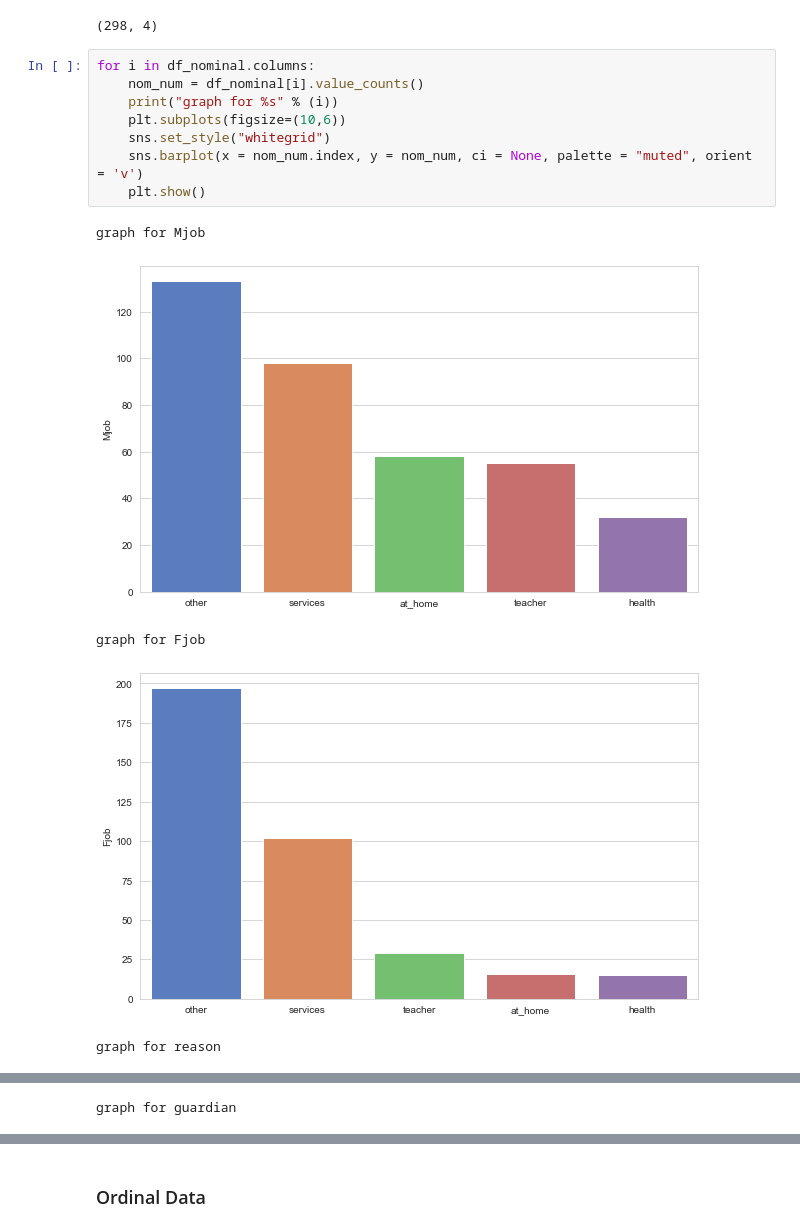
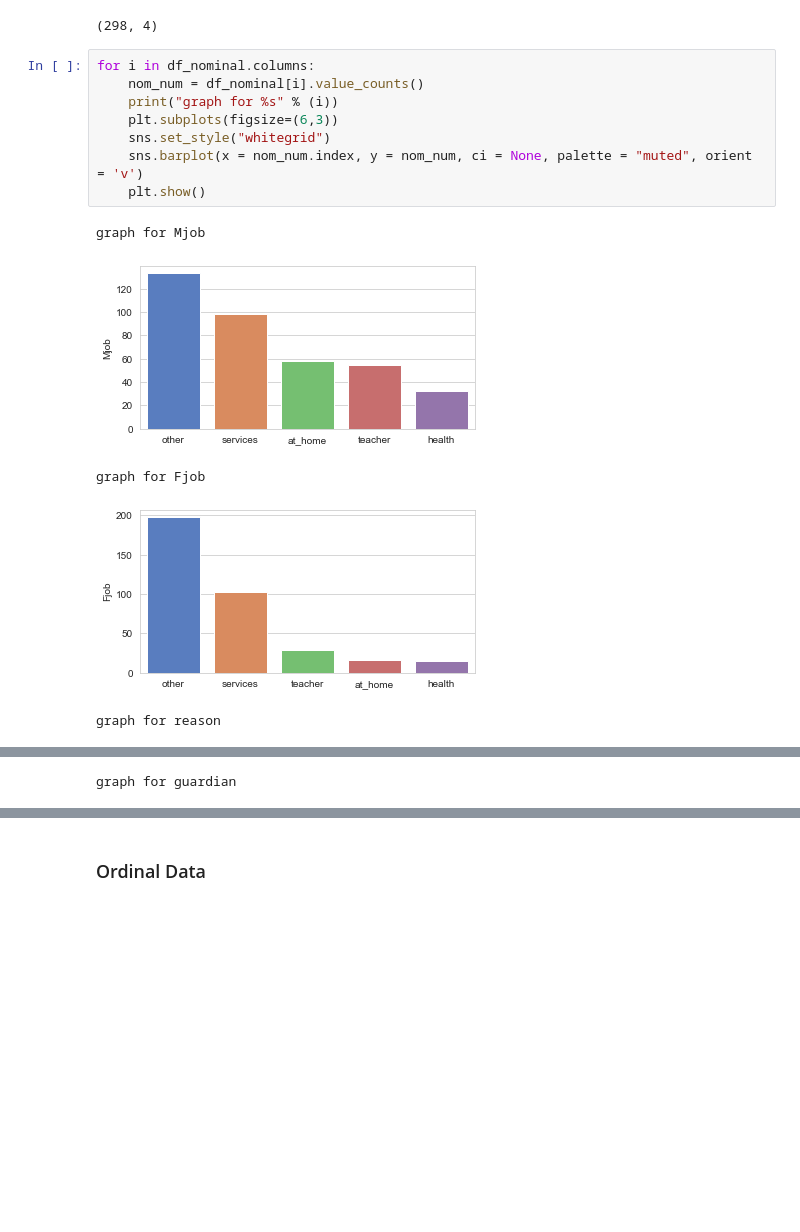
Before and after one commit to artkel/module_2, a Jupyter notebook: EDA_UNICEF.ipynb, the cells around one changed output, grey strips where cells are left out. Saved outputs shown, nothing was run; the diff lists cells and outputs as text; blank space fills up the shorter version.

```diff
--- a/EDA_UNICEF.ipynb
+++ b/EDA_UNICEF.ipynb
@@ -194,14 +263,14 @@ df_nominal_noNaN.shape
 # %%
 for i in df_nominal.columns:
     nom_num = df_nominal[i].value_counts()
     print("graph for %s" % (i))
-    plt.subplots(figsize=(10,6))
+    plt.subplots(figsize=(6,3))
     sns.set_style("whitegrid")
     sns.barplot(x = nom_num.index, y = nom_num, ci = None, palette = "muted", orient = 'v')
     plt.show()
 # %% [output]
 graph for Mjob
-[figure, old version]
+[figure, new version]
 graph for Fjob
-[figure, old version]
+[figure, new version]
 graph for reason
```
Also changed, not shown: parts of 9 cells of this notebook.
